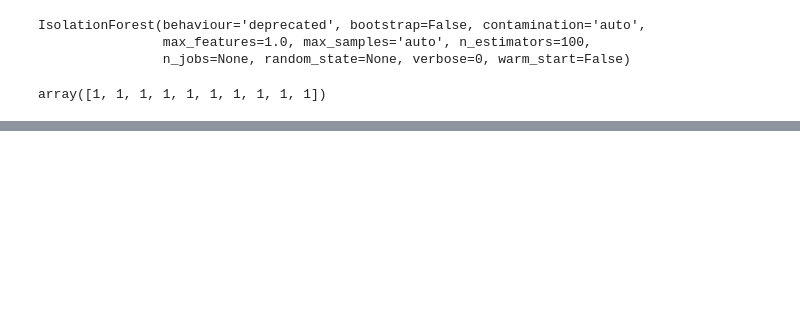
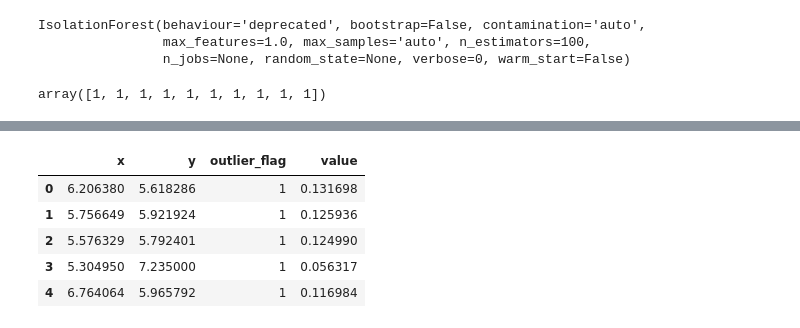
Before and after one commit to krakowiakpawel9/ml_course, a Jupyter notebook: ul/16_isolation_forest.ipynb, the cells around one changed output, grey strips where cells are left out. Drawn from its saved outputs; the diff is of its cells as text; code cells hidden in the pictures; blank space fills up the shorter version.

```diff
--- a/ul/16_isolation_forest.ipynb
+++ b/ul/16_isolation_forest.ipynb
@@ -59,0 +72,10 @@ px.scatter(tmp, x='x', y='y', color='outlier_flag', width=700, color_continuous_
+# %%
+tmp['value'] = outlier.decision_function(data)
+tmp.head()
+# %% [output]
+|  | x | y | outlier_flag | value |
+| 0 | 6.206380 | 5.618286 | 1 | 0.131698 |
+| 1 | 5.756649 | 5.921924 | 1 | 0.125936 |
+| 2 | 5.576329 | 5.792401 | 1 | 0.124990 |
+| 3 | 5.304950 | 7.235000 | 1 | 0.056317 |
+| 4 | 6.764064 | 5.965792 | 1 | 0.116984 |
```
Also changed, not shown: parts of 3 cells of this notebook.
